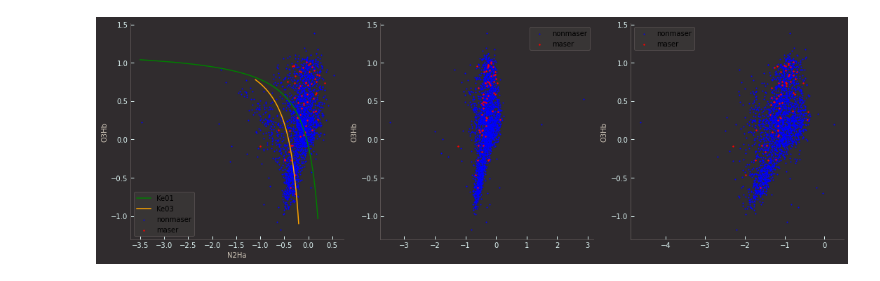
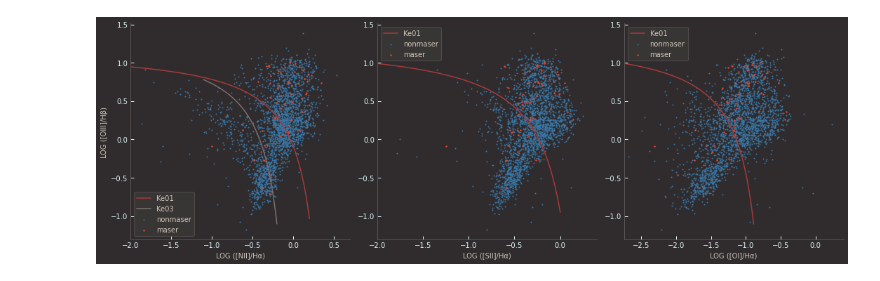
Before and after one commit to MaserResearchConstax23/pyscripts, a Jupyter notebook: optical_data_MPA.ipynb, the cells around one changed output. Saved outputs shown, nothing was run; the diff lists cells and outputs as text; code cells hidden in the pictures.

```diff
--- a/optical_data_MPA.ipynb
+++ b/optical_data_MPA.ipynb
@@ -5,7 +5,6 @@ import pandas as pd
 
 all_path = "./data/masers_and_nonmasers_in_MPA.csv"
 all_df = pd.read_csv(all_path)
-
 
 
 def set_up_style(ax):
@@ -19,7 +18,6 @@ def set_up_style(ax):
     ax.tick_params(axis='x', colors='#dff6f5')  # Set x-axis tick color to whiteish
     ax.tick_params(axis='y', colors='#dff6f5')  # Set y-axis tick color to whiteish
 
-
     ax.xaxis.label.set_color('#cfc6b8')  # Set color for x-axis label text
     ax.yaxis.label.set_color('#cfc6b8')  # Set color for y-axis label text
 
@@ -30,7 +28,12 @@ def set_up_style(ax):
     ax.spines['top'].set_visible(False)  # Hide top spine
     ax.spines['right'].set_visible(False)  # Hide right spine
 
-    ax.legend(facecolor='#3b3838', edgecolor='#5a5353')  # Customize legend background and border color
+    legend = ax.legend(facecolor='#3b3838', edgecolor='#5a5353')  # Customize legend background and border color
+    for text in legend.get_texts():
+        text.set_color('#cfc6b8')  # Set legend text color
+
+    legend.get_frame().set_facecolor('#3b3838')  # Set legend background color
+    legend.get_frame().set_edgecolor('#5a5353')  # Set legend border color
 
 
 
@@ -45,37 +48,55 @@ is_maser = all_df["is_maser"].values
 
 
 # Plotting the data
 for i, ax in enumerate(axes):
     x_data = all_df[x_columns[i]].values
 
     # Mask for maser and non-maser points
     maser_mask = is_maser == 1
     non_maser_mask = is_maser == 0
 
 
     # Plotting non-maser points
-    ax.scatter(x_data[non_maser_mask], y_data[non_maser_mask], color="blue",s=1,label ="nonmaser")
+    ax.scatter(x_data[non_maser_mask], y_data[non_maser_mask], color="#3978a8",s=1,label ="nonmaser")
 
     # Plotting maser points
-    ax.scatter(x_data[maser_mask], y_data[maser_mask], color="red",s=2,label="maser")
+    ax.scatter(x_data[maser_mask], y_data[maser_mask], color="#e6482e",s=2,label="maser")
 
     if i == 0:
         xvals=np.linspace(-3.5,0.2,1000)
         yvals=(0.6/(xvals-0.47))+1.19
-        ax.plot(xvals,yvals,color="green",label="Ke01")
+        ax.plot(xvals,yvals,color="#a93b3b",label="Ke01")
 
         xvals=np.linspace(-1.1,-.2,1000)
         yvals=(0.6/(xvals-0.05))+1.3
-        ax.plot(xvals,yvals,color="orange",label="Ke03")
+        ax.plot(xvals,yvals,color="#7d7071",label="Ke03")
         ax.set_xlabel(x_columns[i])
 
-    ax.set_ylabel("LOG ([OIII]/Hβ)",color='#cfc6b8')
-    ax.set_ylabel(x_col_labels[i],color='#cfc6b8')
+        ax.set_xlim(-2, 0.7)  # Set the desired x-range
+        ax.set_ylabel("LOG ([OIII]/Hβ)",color='#cfc6b8')
+
+    if i == 1:
+        xvals=np.linspace(-3.5,0.0,1000)
+        yvals=(0.72/(xvals-0.32))+1.30
+        ax.plot(xvals,yvals,color="#a93b3b",label="Ke01")
+        ax.set_xlim(-2, 0.4)  # Set the desired x-range
+
+
+    if i == 2:
+
+        #0.73/[log([O I]/Hα) + 0.59] + 1.33 < log([O III]/Hβ)
+
+        xvals=np.linspace(-3.5,-.89,1000)
+        yvals=(0.73/(xvals+0.59))+1.33
+        ax.plot(xvals,yvals,color="#a93b3b",label="Ke01")
+        ax.set_xlim(-2.75, 0.4)  # Set the desired x-range
+
+    ax.set_xlabel(x_col_labels[i],color='#cfc6b8')
     legend = ax.legend()
     set_up_style(ax)
 
 
 plt.tight_layout()
 plt.show()
 # %% [output]
-[figure, old version]
+[figure, new version]
```
